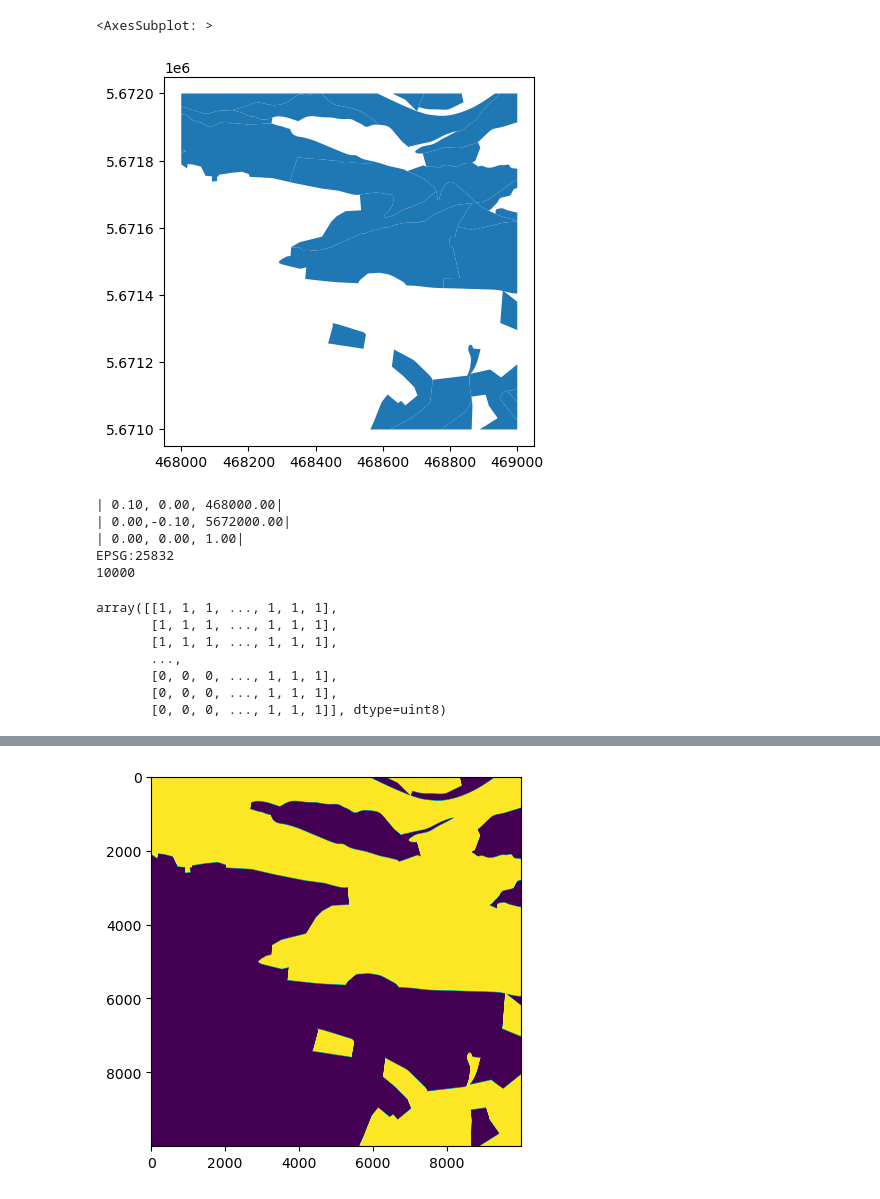
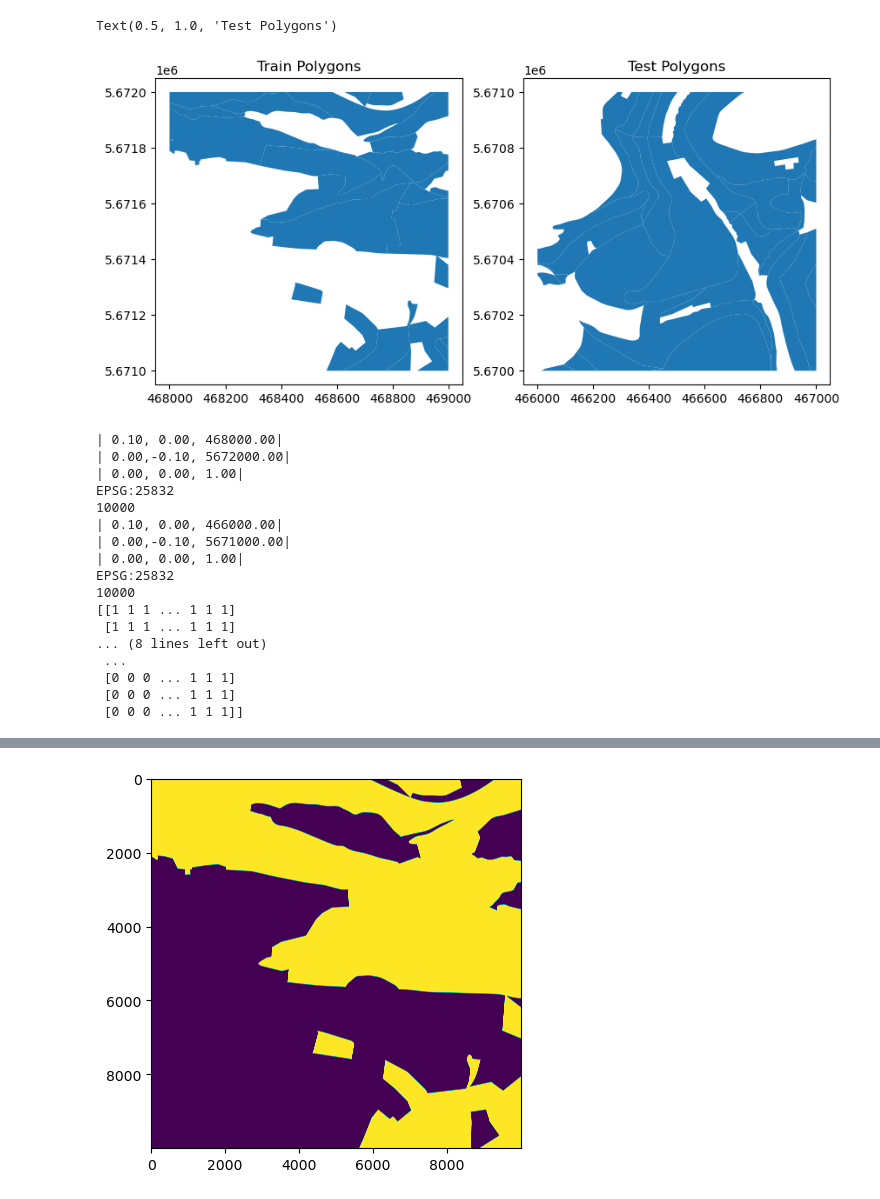
Before and after one commit to kolibril13/forest_mask, a Jupyter notebook: data_preparation.ipynb, the cells around one changed output, grey strips where cells are left out. Cells and saved outputs as stored; diff of their text form; code cells hidden in the pictures.

```diff
--- a/data_preparation.ipynb
+++ b/data_preparation.ipynb
@@ -36,43 +71,68 @@ forest_polygons = gpd.read_file('D:/COPY/Projekt_FF/Data/wald_dop.gpkg')
-# %%
-# Plot of the forest polygons
-forest_polygons.plot()
-# %% [output]
-<AxesSubplot: >
-[figure, removed]
+# %%
+# Plot of the forest polygons
+fig, (ax1, ax2) = plt.subplots(ncols=2, figsize=(10,6))
+forest_polygons_train.plot(ax=ax1)
+ax1.set_title('Train Polygons')
+forest_polygons_test.plot(ax=ax2)
+ax2.set_title('Test Polygons')
+# %% [output]
+Text(0.5, 1.0, 'Test Polygons')
+[figure, added]
 # %%
 # Create raster mask of the forest polygons
 # which can be later used for training
 # This mask will be filled with values 0 (non-forest) and 1 (forest)
 
 # Get geometries of the polygons
-geom = [shapes for shapes in forest_polygons.geometry]
+geom_train = [shapes for shapes in forest_polygons_train.geometry]
+geom_test = [shapes for shapes in forest_polygons_test.geometry]
 
-# Get parameters of the DOP needed for the mask
+# Get parameters of the DOPs needed for the mask
 with rasterio.open('D:/COPY/Projekt_FF/Data/dop10rgbi_32_468_5671_1_nw_2021.jp2') as src:
-    profile = src.profile
-print(profile["transform"])
-print(profile["crs"])
-print(profile["width"])
+    profile_train = src.profile
+print(profile_train["transform"])
+print(profile_train["crs"])
+print(profile_train["width"])
+
+with rasterio.open('D:/COPY/Projekt_FF/Data/dop10rgbi_32_466_5670_1_nw_2021.jp2') as src:
+    profile_test = src.profile
+print(profile_test["transform"])
+print(profile_test["crs"])
+print(profile_test["width"])
 
 # Rasterize the polygons
-trainmask = rasterize(geom,
-                      out_shape = (profile['width'], profile['height']),
+trainmask = rasterize(geom_train,
+                      out_shape = (profile_train['width'], profile_train['height']),
                       fill=0,
-                      transform=profile['transform'],
+                      transform=profile_train['transform'],
                       all_touched=True,
                       default_value=1)
-trainmask
+
+testmask = rasterize(geom_test,
+                     out_shape = (profile_test['width'], profile_test['height']),
+                     fill=0,
+                     transform=profile_test['transform'],
+                     all_touched=True,
+                     default_value=1)
+
+print(trainmask)
+print(testmask)
 # %% [output]
 | 0.10, 0.00, 468000.00|
 | 0.00,-0.10, 5672000.00|
 | 0.00, 0.00, 1.00|
 EPSG:25832
 10000
+| 0.10, 0.00, 466000.00|
+| 0.00,-0.10, 5671000.00|
+| 0.00, 0.00, 1.00|
+EPSG:25832
+10000
+[[1 1 1 ... 1 1 1]
+ [1 1 1 ... 1 1 1]
+... (8 lines left out)
+ ...
+ [0 0 0 ... 1 1 1]
+ [0 0 0 ... 1 1 1]
+ [0 0 0 ... 1 1 1]]
-array([[1, 1, 1, ..., 1, 1, 1],
-       [1, 1, 1, ..., 1, 1, 1],
-       [1, 1, 1, ..., 1, 1, 1],
-       ...,
-       [0, 0, 0, ..., 1, 1, 1],
-       [0, 0, 0, ..., 1, 1, 1],
-       [0, 0, 0, ..., 1, 1, 1]], dtype=uint8)
 # %%
```
Also changed, not shown: parts of 8 cells of this notebook.
